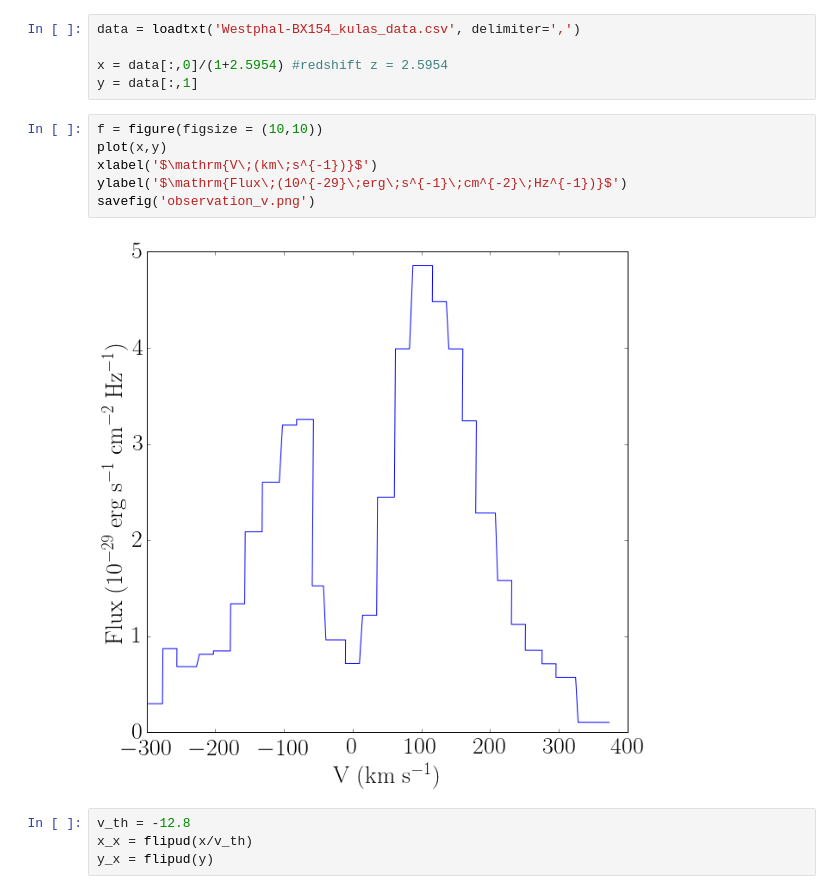
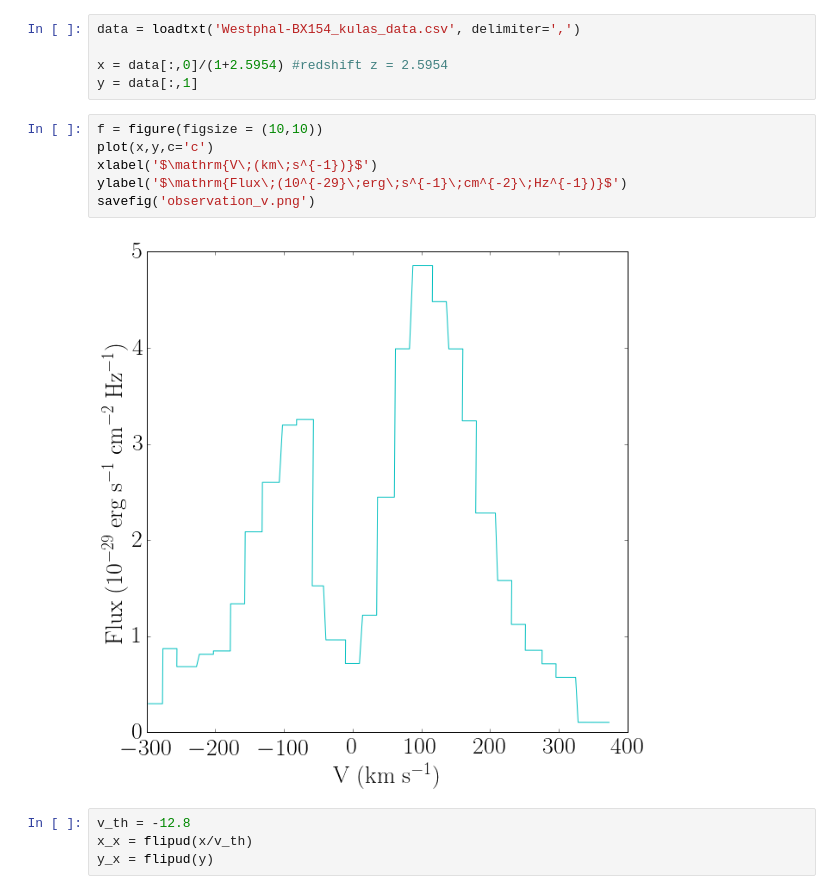
Before and after one commit to astroandes/CLARA_RotationOutflows, a Jupyter notebook: fit/gaussian_fit.ipynb, the cells around one changed output. Cells and saved outputs as stored; diff of their text form.

```diff
--- a/fit/gaussian_fit.ipynb
+++ b/fit/gaussian_fit.ipynb
@@ -14,12 +14,12 @@ x = data[:,0]/(1+2.5954) #redshift z = 2.5954
 y = data[:,1]
 # %%
 f = figure(figsize = (10,10))
-plot(x,y)
+plot(x,y,c='c')
 xlabel('$\mathrm{V\;(km\;s^{-1})}$')
 ylabel('$\mathrm{Flux\;(10^{-29}\;erg\;s^{-1}\;cm^{-2}\;Hz^{-1})}$')
 savefig('observation_v.png')
 # %% [output]
-[figure, old version]
+[figure, new version]
 # %%
 v_th = -12.8
 x_x = flipud(x/v_th)
```
Also changed, not shown: parts of 14 cells of this notebook, 6 other files.
